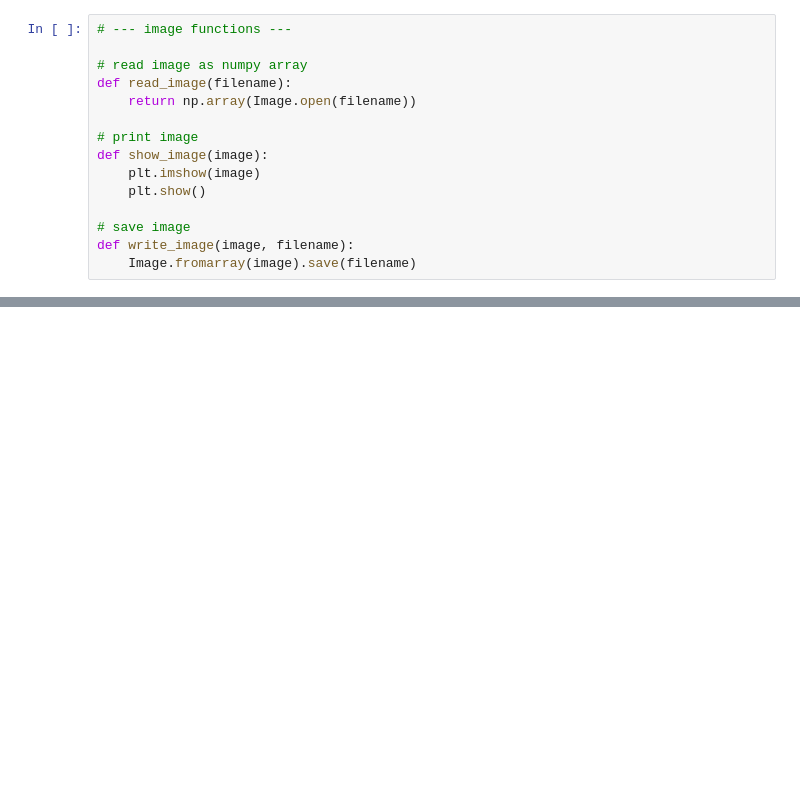
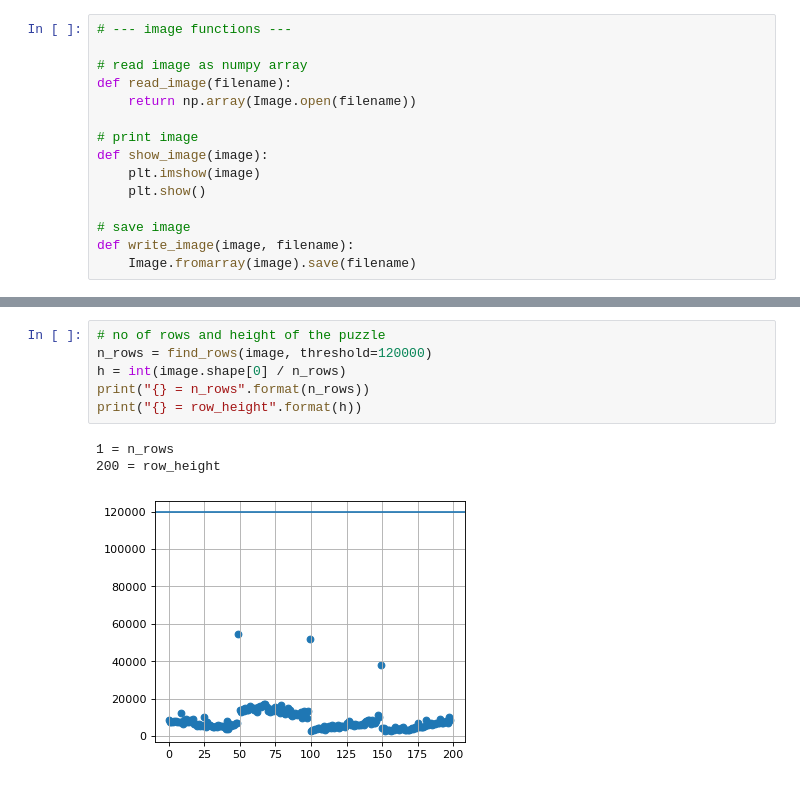
Before and after one commit to Anirudh4583/CS362, a Jupyter notebook: jigsaw/jigsaw_solver.ipynb, the cells around one changed output, grey strips where cells are left out. Saved outputs shown, nothing was run; the diff lists cells and outputs as text; blank space fills up the shorter version.

```diff
--- a/jigsaw/jigsaw_solver.ipynb
+++ b/jigsaw/jigsaw_solver.ipynb
@@ -96,0 +217,10 @@ def fp_finder(cost_mat_left_right, cost_mat_up_down):
+# %%
+# no of rows and height of the puzzle
+n_rows = find_rows(image, threshold=120000)
+h = int(image.shape[0] / n_rows)
+print("{} = n_rows".format(n_rows))
+print("{} = row_height".format(h))
+# %% [output]
+1 = n_rows
+200 = row_height
+[figure, added]
```
Also changed, not shown: parts of 12 cells of this notebook, 4 other files.
